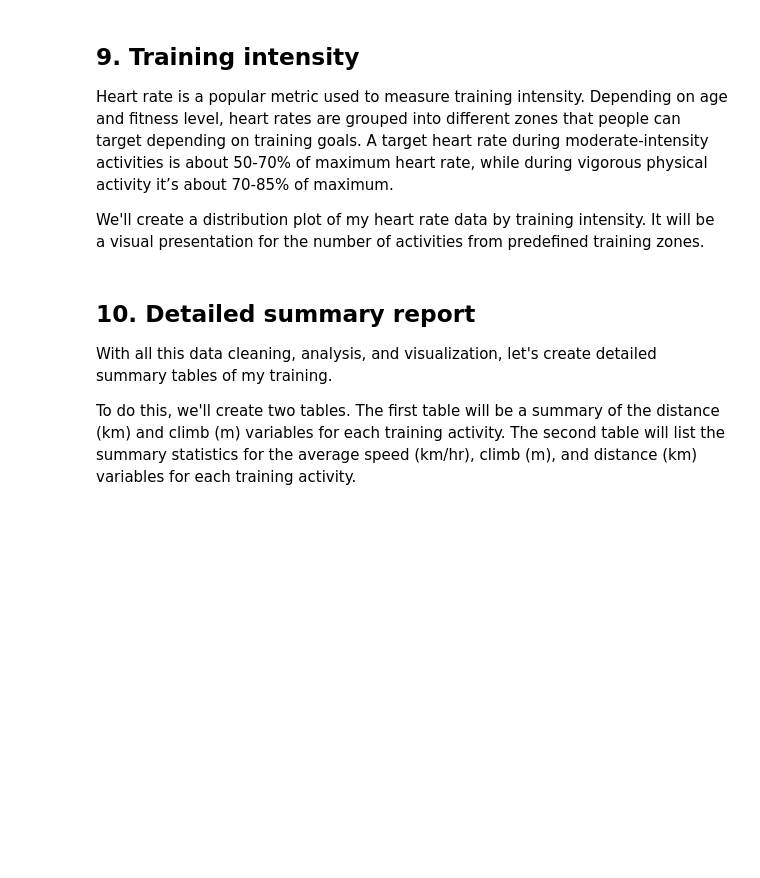
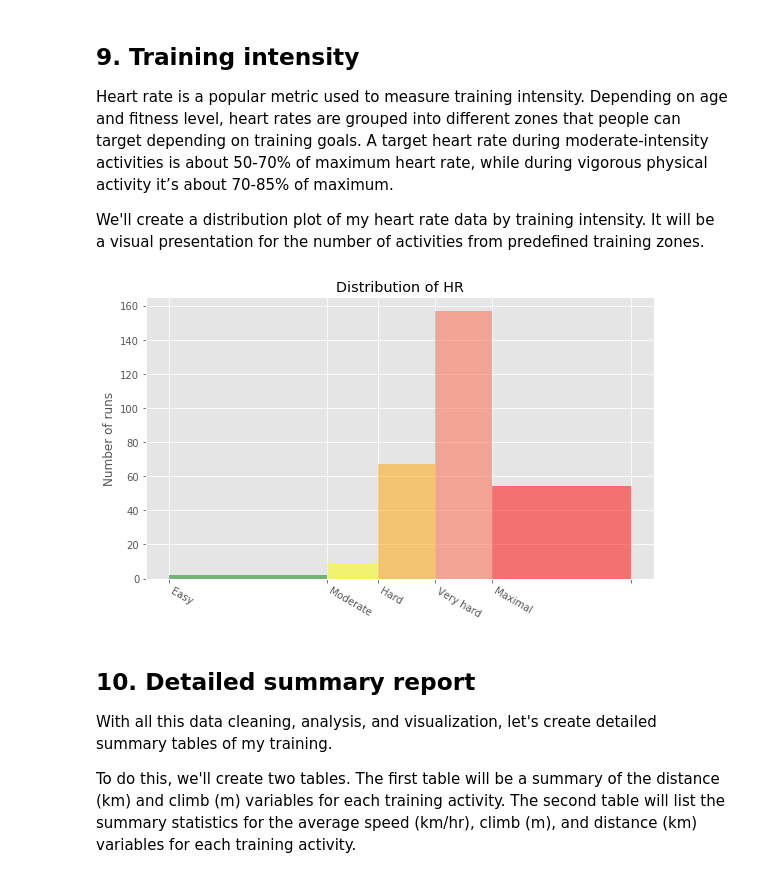
Before and after one commit to anishreddy3/Real_world_DS_applications, a Jupyter notebook: runkeeper_fitness.ipynb, the cells around one changed output. Saved outputs shown, nothing was run; the diff lists cells and outputs as text; code cells hidden in the pictures; blank space fills up the shorter version.

Commit message:
hist for heart_rate distribution

```diff
--- a/runkeeper_fitness.ipynb
+++ b/runkeeper_fitness.ipynb
@@ -270,24 +270,25 @@ NameError: name 'sm' is not defined
 # %%
 # Prepare data
 hr_zones = [100, 125, 133, 142, 151, 173]
 zone_names = ['Easy', 'Moderate', 'Hard', 'Very hard', 'Maximal']
 zone_colors = ['green', 'yellow', 'orange', 'tomato', 'red']
-df_run_hr_all = ...
+df_run_hr_all = df_run['2018': '2015-03']['Average Heart Rate (bpm)']
 
 # Create plot
-fig, ax = ...
+fig, ax = plt.subplots(figsize = (8,5))
 
 # Plot and customize
 n, bins, patches = ax.hist(df_run_hr_all, bins=hr_zones, alpha=0.5)
 for i in range(0, len(patches)):
     patches[i].set_facecolor(zone_colors[i])
 
 ax.set(title='Distribution of HR', ylabel='Number of runs')
 ax.xaxis.set(ticks=hr_zones)
-# ... YOUR CODE FOR TASK 9 ...
-
+ax.set_xticklabels(labels = zone_names, rotation = -30, ha = 'left')
 # Show plot
-# ... YOUR CODE FOR TASK 8 ...
+plt.show()
+# %% [output]
+[figure, added]
 # %% [markdown]
 ## 10. Detailed summary report
 <p>With all this data cleaning, analysis, and visualization, let's create detailed summary tables of my training. </p>
```
Also changed, not shown: parts of 2 cells of this notebook.
